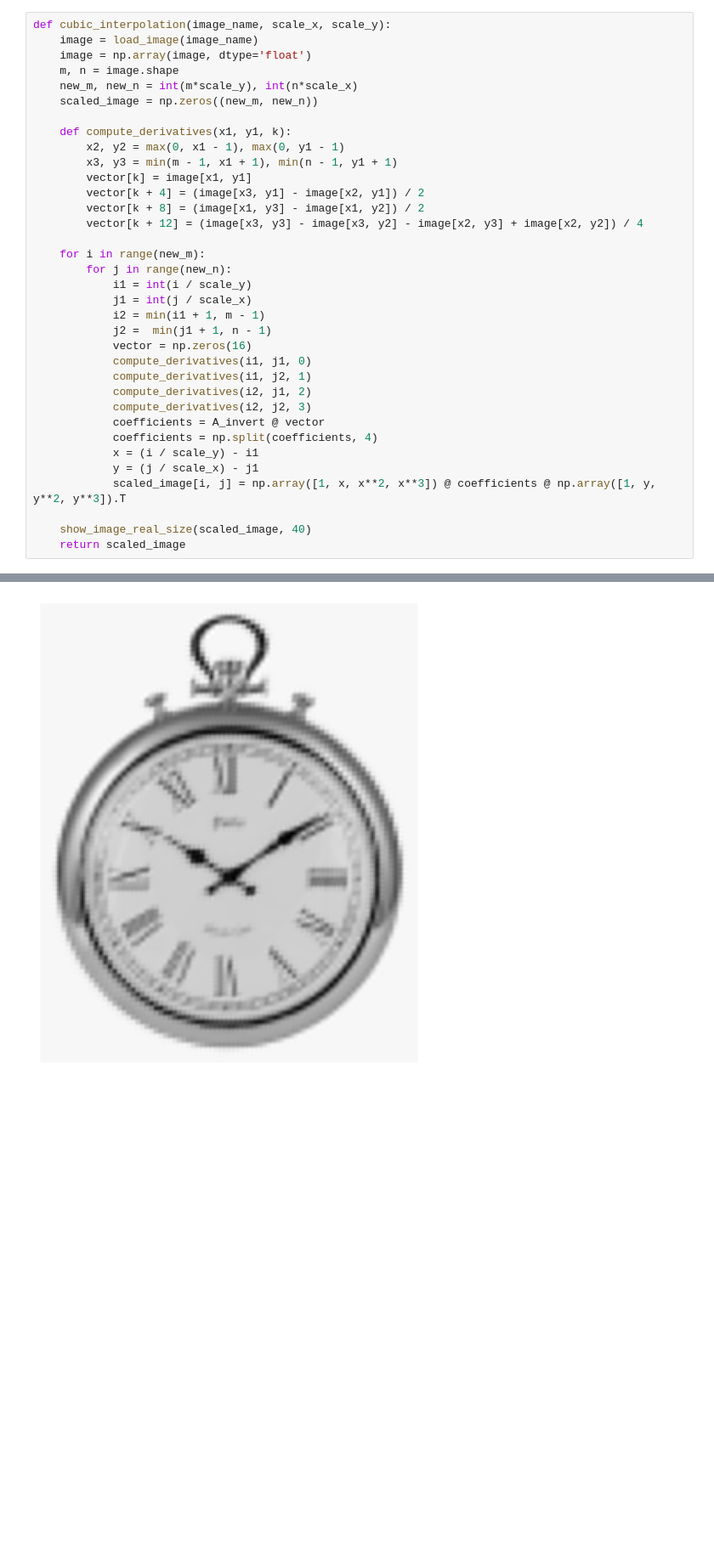
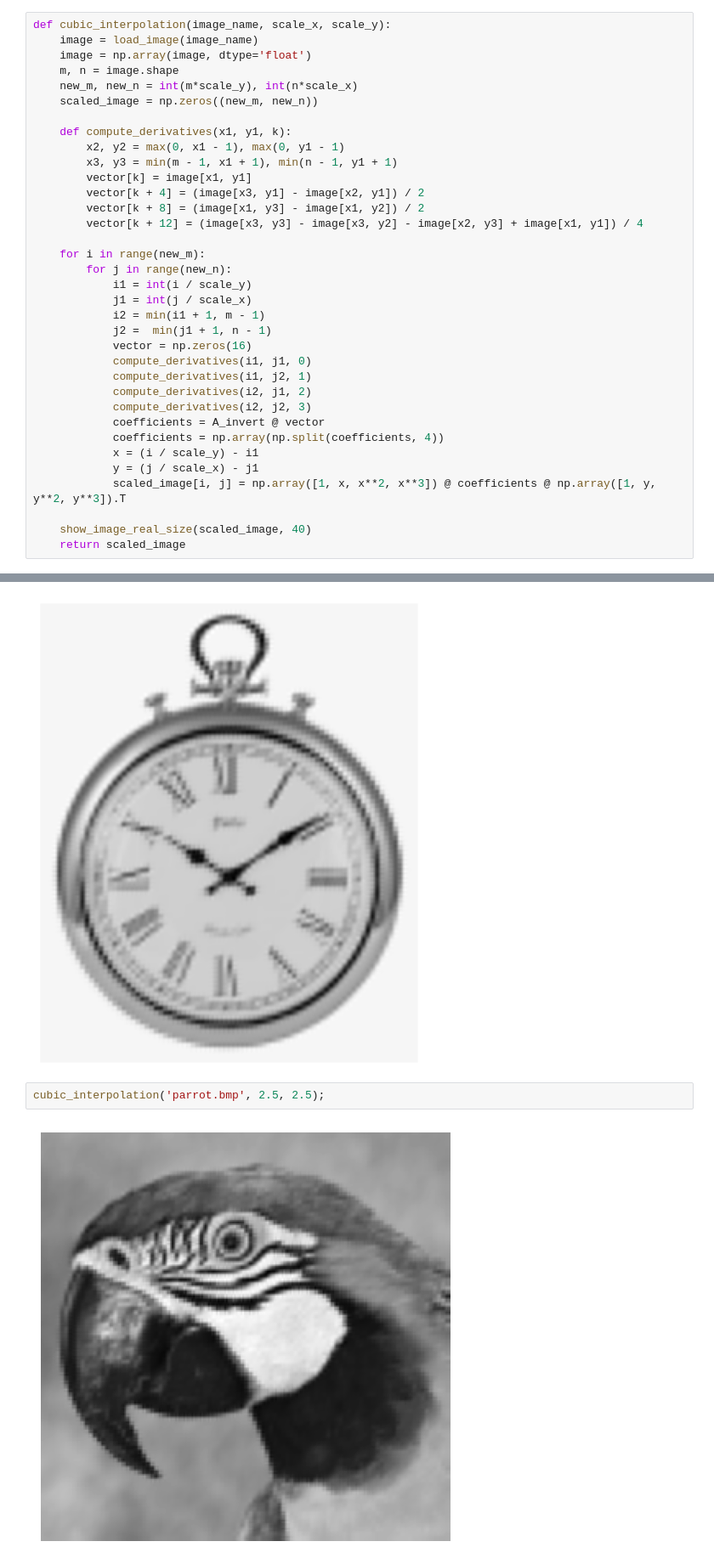
Before and after one commit to michal200292/Digital-Image-Processing, a Jupyter notebook: lab5/05_resolution_hw.ipynb, the cells around one changed output, grey strips where cells are left out. Shown at 85% size. Cells and saved outputs as stored; diff of their text form; blank space fills up the shorter version.

```diff
--- a/lab5/05_resolution_hw.ipynb
+++ b/lab5/05_resolution_hw.ipynb
@@ -137,7 +137,7 @@ def cubic_interpolation(image_name, scale_x, scale_y):
         vector[k] = image[x1, y1]
         vector[k + 4] = (image[x3, y1] - image[x2, y1]) / 2
         vector[k + 8] = (image[x1, y3] - image[x1, y2]) / 2
-        vector[k + 12] = (image[x3, y3] - image[x3, y2] - image[x2, y3] + image[x2, y2]) / 4
+        vector[k + 12] = (image[x3, y3] - image[x3, y2] - image[x2, y3] + image[x1, y1]) / 4
 
     for i in range(new_m):
         for j in range(new_n):
@@ -151,7 +151,7 @@ def cubic_interpolation(image_name, scale_x, scale_y):
             compute_derivatives(i2, j1, 2)
             compute_derivatives(i2, j2, 3)
             coefficients = A_invert @ vector
-            coefficients = np.split(coefficients, 4)
+            coefficients = np.array(np.split(coefficients, 4))
             x = (i / scale_y) - i1
             y = (j / scale_x) - j1
             scaled_image[i, j] = np.array([1, x, x**2, x**3]) @ coefficients @ np.array([1, y, y**2, y**3]).T
@@ -162,3 +162,7 @@ def cubic_interpolation(image_name, scale_x, scale_y):
 cubic_interpolation('clock.bmp', 3, 3);
 # %% [output]
 [figure]
+# %%
+cubic_interpolation('parrot.bmp', 2.5, 2.5);
+# %% [output]
+[figure, added]
```
Also changed, not shown: parts of 2 cells of this notebook.
